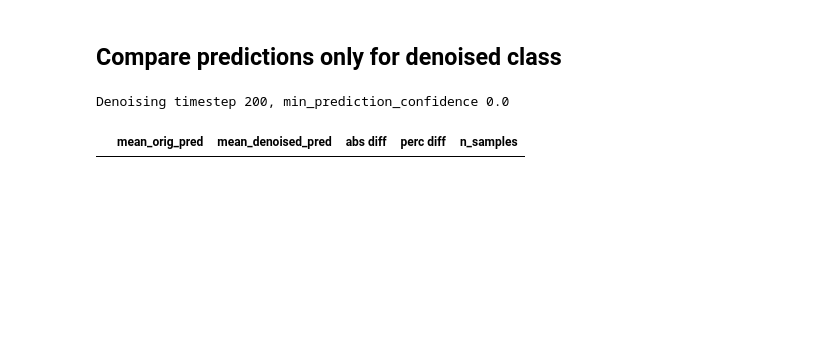
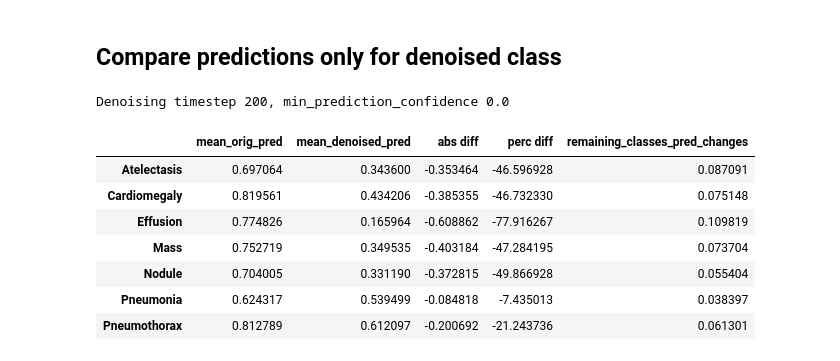
Before and after one commit to pskiers/Joint-Diffusion-in-Latent-Space, a Jupyter notebook: jk_sample_with_guidance_simple.ipynb, the cells around one changed output. Saved outputs shown, nothing was run; the diff lists cells and outputs as text; code cells hidden in the pictures; blank space fills up the shorter version.

```diff
--- a/jk_sample_with_guidance_simple.ipynb
+++ b/jk_sample_with_guidance_simple.ipynb
@@ -306,41 +299,18 @@ tensor([])
 # %% [markdown]
 ## Compare predictions only for denoised class
-# %%
-T = 200
-gradscale=300
-folder_to_save = f"simple_guidance_maxnoised{T}_gradscale{gradscale}"
-folder_to_save=f"/home/jk/Joint-Diffusion-in-Latent-Space/vce_results/{folder_to_save}"
-
-min_prediction_confidence = 0.0
-cl_list = ["Atelectasis","Cardiomegaly","Consolidation","Edema","Effusion","Emphysema","Fibrosis", "Hernia","Infiltration", "Mass", "Nodule","Pleural_Thickening","Pneumonia","Pneumothorax","No Finding"]
-folder_to_save='vce_scale0'
-indexes = []
-data = []
-for cl_index, class_ in enumerate(cl_list):
-    try:
-        x_samples =torch.load(f'{folder_to_save}/{class_}_x_samples.pt')
-        pred_o = torch.load(f'{folder_to_save}/{class_}_pred_o.pt')
-        img_original = torch.load(f'{folder_to_save}/{class_}_img_original.pt')
-        pred_o_ext = torch.load(f'{folder_to_save}/{class_}_pred_o_ext.pt')
-        pred_ext = torch.load(f'{folder_to_save}/{class_}_pred_ext.pt')
-        bbox = torch.load(f'{folder_to_save}/{class_}_bbox.pt')
-
-        mask = torch.nn.functional.sigmoid(pred_o_ext[:, cl_index])>=min_prediction_confidence
-        pred_o_ext_class = torch.nn.functional.sigmoid(pred_o_ext[:, cl_index])[mask].mean()
-        pred_ext_class = torch.nn.functional.sigmoid(pred_ext[:, cl_index])[mask].mean()
-
-        diff = (pred_ext_class-pred_o_ext_class)
-        diff_perc = ((pred_ext_class-pred_o_ext_class)/pred_o_ext_class)*100
-        n_samples = mask.sum()
-        indexes.append(class_)
-        data.append([pred_o_ext_class, pred_ext_class, diff, diff_perc, n_samples])
-    except:
-        pass
-
-print(f"Denoising timestep {T}, min_prediction_confidence {min_prediction_confidence}")
-df=pandas.DataFrame(data, columns=["mean_orig_pred", "mean_denoised_pred","abs diff", "perc diff", "n_samples"], index=indexes)
-df= df.applymap(lambda x: x.item())
-df#.style.highlight_min(color = 'lightgreen', axis = 0)
-# %% [output]
-Denoising timestep 200, min_prediction_confidence 0.0
-|  | mean_orig_pred | mean_denoised_pred | abs diff | perc diff | n_samples |
+# %%
+print(f"Denoising timestep {T}, min_prediction_confidence {min_prediction_confidence}")
+df=pandas.DataFrame(data_one_class, columns=["mean_orig_pred", "mean_denoised_pred","abs diff", \
+    "perc diff", "n_samples", "remaining_classes_pred_changes", "remaining_classes_pred_changes_perc"], index=indexes)
+df= df.applymap(lambda x: x.item())
+df.drop(columns=[ "n_samples","remaining_classes_pred_changes_perc"]) #not really informative
+# %% [output]
+Denoising timestep 200, min_prediction_confidence 0.0
+|  | mean_orig_pred | mean_denoised_pred | abs diff | perc diff | remaining_classes_pred_changes |
+| Atelectasis | 0.697064 | 0.343600 | -0.353464 | -46.596928 | 0.087091 |
+| Cardiomegaly | 0.819561 | 0.434206 | -0.385355 | -46.732330 | 0.075148 |
+| Effusion | 0.774826 | 0.165964 | -0.608862 | -77.916267 | 0.109819 |
+| Mass | 0.752719 | 0.349535 | -0.403184 | -47.284195 | 0.073704 |
+| Nodule | 0.704005 | 0.331190 | -0.372815 | -49.866928 | 0.055404 |
+| Pneumonia | 0.624317 | 0.539499 | -0.084818 | -7.435013 | 0.038397 |
+| Pneumothorax | 0.812789 | 0.612097 | -0.200692 | -21.243736 | 0.061301 |
```
Also changed, not shown: parts of 20 cells of this notebook, 1 other file.
